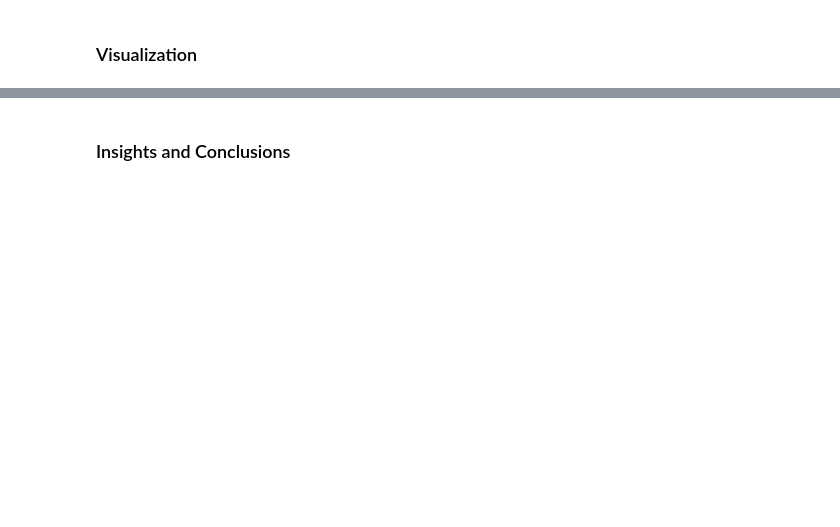
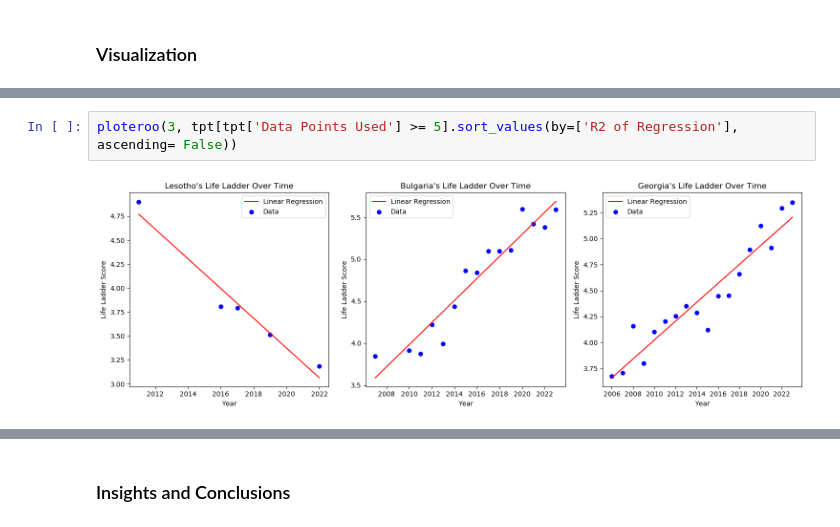
Before and after one commit to matveylplusplus/cmsc320proj, a Jupyter notebook: pnb.ipynb, the cells around one changed output, grey strips where cells are left out. Saved outputs shown, nothing was run; the diff lists cells and outputs as text; blank space fills up the shorter version.

```diff
--- a/pnb.ipynb
+++ b/pnb.ipynb
@@ -185,0 +182,4 @@ plt.show()
+# %%
+ploteroo(3, tpt[tpt['Data Points Used'] >= 5].sort_values(by=['R2 of Regression'], ascending= False))
+# %% [output]
+[figure, added]
```
Also changed, not shown: parts of 12 cells of this notebook, 12 other files.
